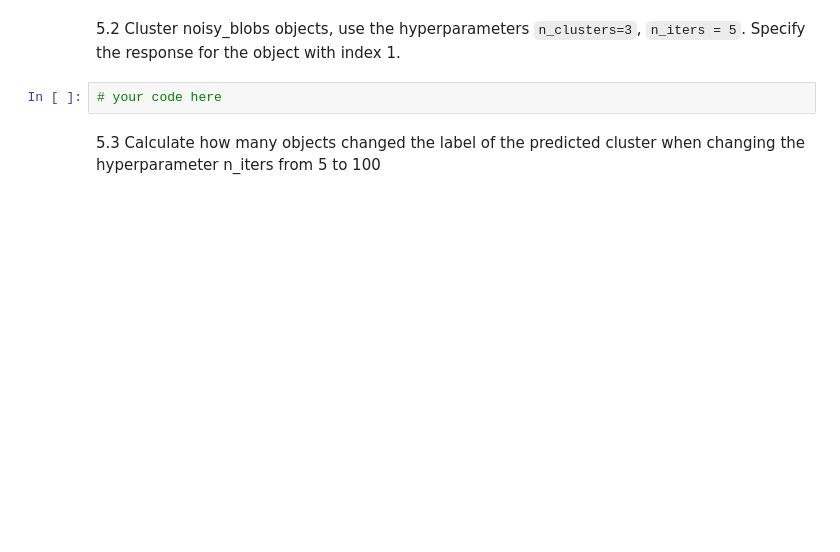
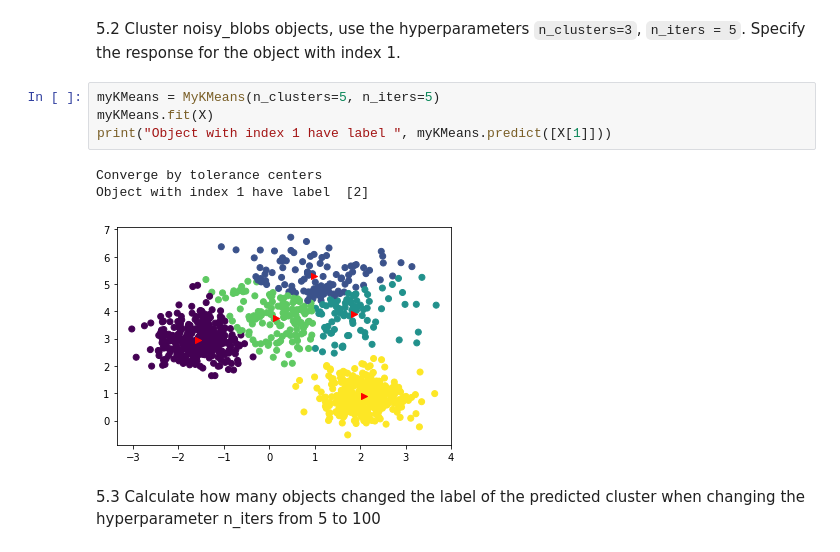
Before and after one commit to Badcat330/ml_se, a Jupyter notebook: hw/hw_5/hw5.ipynb, the cells around one changed output. Cells and saved outputs as stored; diff of their text form; blank space fills up the shorter version.

```diff
--- a/hw/hw_5/hw5.ipynb
+++ b/hw/hw_5/hw5.ipynb
@@ -258,6 +299,12 @@ X, y = noisy_blobs
 # %% [markdown]
 5.2 Cluster noisy_blobs objects, use the hyperparameters `n_clusters=3`, `n_iters = 5`. Specify the response for the object with index 1.
 # %%
-# your code here
+myKMeans = MyKMeans(n_clusters=5, n_iters=5)
+myKMeans.fit(X)
+print("Object with index 1 have label ", myKMeans.predict([X[1]]))
+# %% [output]
+Converge by tolerance centers
+Object with index 1 have label  [2]
+[figure, added]
 # %% [markdown]
 5.3 Calculate how many objects changed the label of the predicted cluster when changing the hyperparameter n_iters from 5 to 100
```
Also changed, not shown: parts of 12 cells of this notebook.
